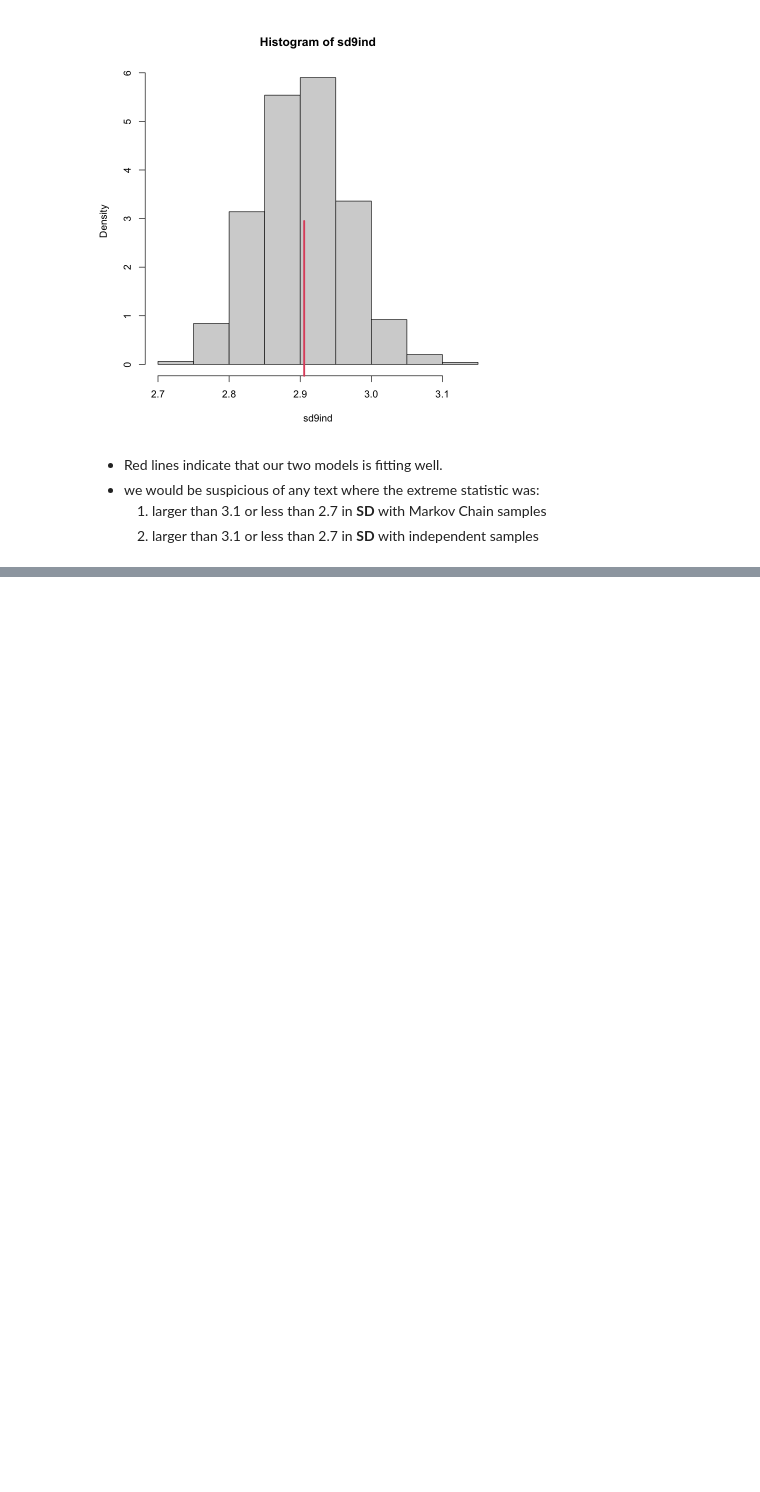
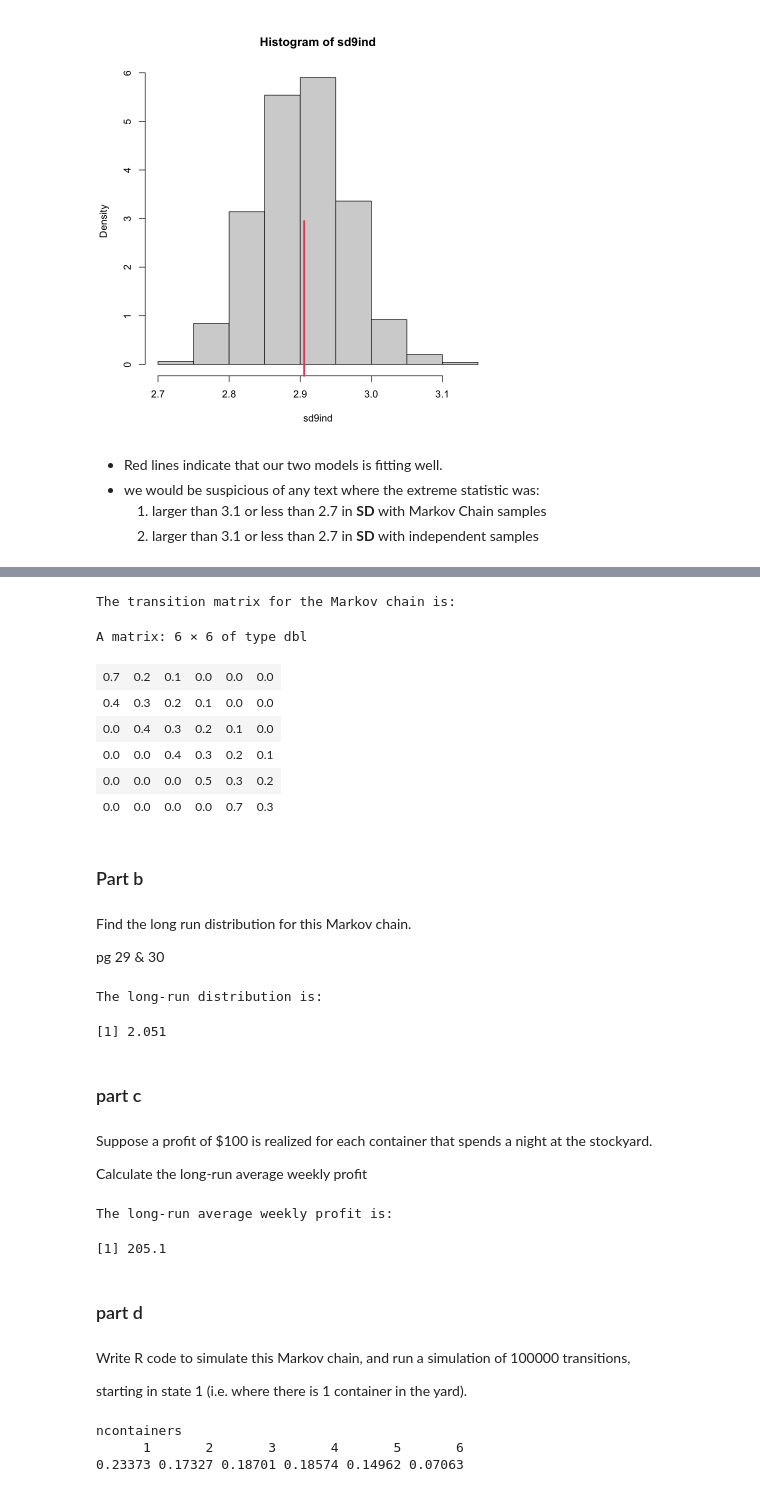
Before and after one commit to GawainGan/UBCO_MDS, a Jupyter notebook: Data-581/Lab3/Lab3.ipynb, the cells around one changed output, grey strips where cells are left out. Saved outputs shown, nothing was run; the diff lists cells and outputs as text; code cells hidden in the pictures; blank space fills up the shorter version.

```diff
--- a/Data-581/Lab3/Lab3.ipynb
+++ b/Data-581/Lab3/Lab3.ipynb
@@ -244,0 +265,69 @@ rug(sd(lettercountsT), col=2, lwd=3, ticksize=.5)
+# %%
+P <- matrix(c(0.7, .2, .1, 0, 0, 0,
+            0.4, 0.3, 0.2, 0.1, 0, 0,
+            0, 0.4, 0.3, 0.2, 0.1, 0,
+            0, 0, 0.4, 0.3, 0.2, 0.1,
+            0, 0, 0, .5, .3, .2,
+            0, 0, 0, 0, 0.7, 0.3), nrow=6, byrow = TRUE)
+cat("The transition matrix for the Markov chain is:")
+P
+# %% [output]
+The transition matrix for the Markov chain is:
+A matrix: 6 × 6 of type dbl
+| 0.7 | 0.2 | 0.1 | 0.0 | 0.0 | 0.0 |
+| 0.4 | 0.3 | 0.2 | 0.1 | 0.0 | 0.0 |
+| 0.0 | 0.4 | 0.3 | 0.2 | 0.1 | 0.0 |
+| 0.0 | 0.0 | 0.4 | 0.3 | 0.2 | 0.1 |
+| 0.0 | 0.0 | 0.0 | 0.5 | 0.3 | 0.2 |
+| 0.0 | 0.0 | 0.0 | 0.0 | 0.7 | 0.3 |
+# %% [markdown]
+### Part b
+# %% [markdown]
+Find the long run distribution for this Markov chain.
+
+pg 29 & 30
+# %%
+A <- t(P) - diag(rep(1, 6)) # PˆT - I
+A <- rbind(A, rep(1,6))
+RHS <- c(rep(0,6), 1)
+options(digits=4)
+pi <- qr.solve(A, RHS)
+cat("The long-run distribution is:")
+round(sum(pi*(0:5)), 4)
+# %% [output]
+The long-run distribution is:
+[1] 2.051
+# %% [markdown]
+### part c
+# %% [markdown]
+Suppose a profit of $100 is realized for each container that spends a night at the stockyard.
+
+Calculate the long-run average weekly profit
+# %%
+cat("The long-run average weekly profit is:")
+round(sum(pi*(0:5)), 3) * 100
+# %% [output]
+The long-run average weekly profit is:
+[1] 205.1
+# %% [markdown]
+### part d
+# %% [markdown]
+Write R code to simulate this Markov chain, and run a simulation of 100000 transitions,
+
+starting in state 1 (i.e. where there is 1 container in the yard).
+# %%
+Ntransitions <- 100000 # number of transitions
+ncontainers <- numeric(Ntransitions)#initializing
+current.state <- 1 # initial stock
+for (t in 1:Ntransitions) {
+      current.state <- sample(1:6, size = 1, prob = P[current.state, ])
+      ncontainers[t] <- current.state
+}
+pi <- table(ncontainers)/Ntransitions # this tabulates the
+
+# distribution of the number of containers
+pi
+# %% [output]
+ncontainers
+      1       2       3       4       5       6
+0.23373 0.17327 0.18701 0.18574 0.14962 0.07063
```
Also changed, not shown: parts of 16 cells of this notebook.
